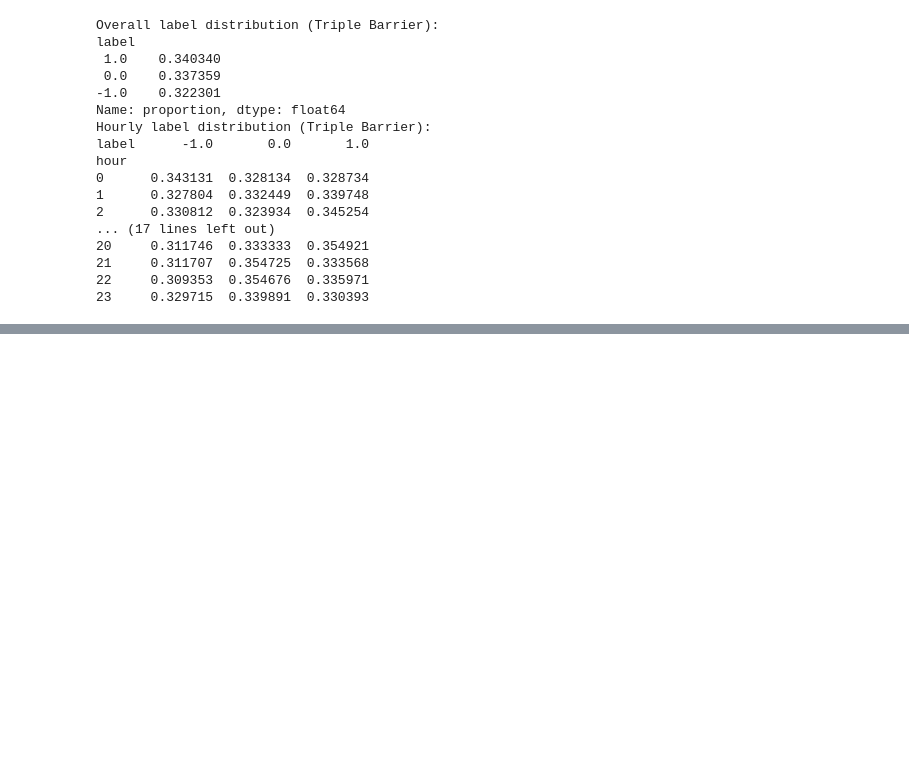
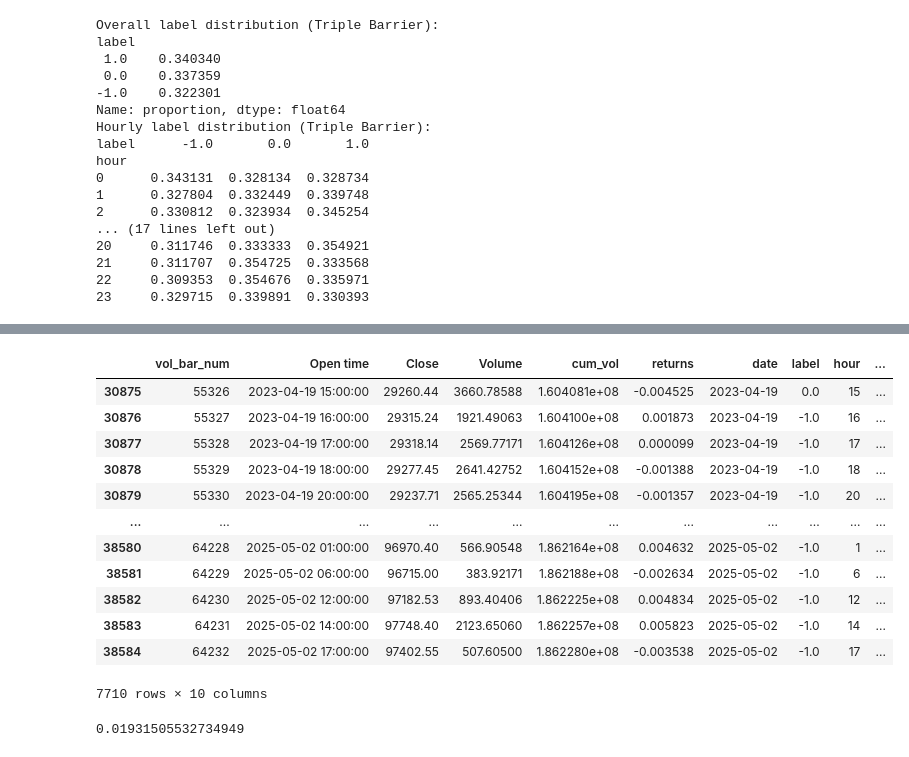
Before and after one commit to dgalassi99/quant-lab, a Jupyter notebook: more/Meta_Labelling_&_Classification.ipynb, the cells around one changed output, grey strips where cells are left out. Drawn from its saved outputs; the diff is of its cells as text; code cells hidden in the pictures; blank space fills up the shorter version.

```diff
--- a/more/Meta_Labelling_&_Classification.ipynb
+++ b/more/Meta_Labelling_&_Classification.ipynb
@@ -113,3 +132,6 @@ hour
 21     0.311707  0.354725  0.333568
 22     0.309353  0.354676  0.335971
 23     0.329715  0.339891  0.330393
+# %%
+df = df_vol.copy()
+df.head()
@@ -115,0 +220,32 @@ hour
+# %%
+from sklearn.model_selection import RandomizedSearchCV
+#defininf the grid of parameeters for cross validation
+param_grid = {
+    'n_estimators': [100, 300, 500],
+    'max_depth': [5, 10, 20, None],
+    'min_samples_split': [2, 5, 10],
+    'min_samples_leaf': [1, 2, 4],
+    'max_features': ['sqrt', 'log2'],
+    'class_weight': [None, 'balanced', 'balanced_subsample']
+}
+
+#our metric to maximize is F1
+scoring = 'f1_macro'  # gives equal weight to each class
+
+rf = RandomForestClassifier(random_state=42)
+search = RandomizedSearchCV(
+    estimator=rf,
+    param_distributions=param_grid,
+    n_iter=50,
+    scoring='f1_macro',
+    cv=3,
+    verbose=2,
+    n_jobs=1,
+    random_state=42
+)
+
+search.fit(X_train, y_train)
+best_rf = search.best_estimator_
+y_pred = best_rf.predict(X_test)
+
+print(classification_report(y_test, y_pred))
@@ -115,0 +292,21 @@ hour
+# %%
+df_vol.loc[X_test.index, 'predicted_label'] = y_pred #appending the column of prediction to the data
+df_vol.dropna(inplace=True) #remove all teh lines where there is no prediction (training set)
+# %% [output]
+|  | vol_bar_num | Open time | Close | Volume | cum_vol | returns | date | label | hour | ... |
+| 30875 | 55326 | 2023-04-19 15:00:00 | 29260.44 | 3660.78588 | 1.604081e+08 | -0.004525 | 2023-04-19 | 0.0 | 15 | ... |
+| 30876 | 55327 | 2023-04-19 16:00:00 | 29315.24 | 1921.49063 | 1.604100e+08 | 0.001873 | 2023-04-19 | -1.0 | 16 | ... |
+| 30877 | 55328 | 2023-04-19 17:00:00 | 29318.14 | 2569.77171 | 1.604126e+08 | 0.000099 | 2023-04-19 | -1.0 | 17 | ... |
+| 30878 | 55329 | 2023-04-19 18:00:00 | 29277.45 | 2641.42752 | 1.604152e+08 | -0.001388 | 2023-04-19 | -1.0 | 18 | ... |
+| 30879 | 55330 | 2023-04-19 20:00:00 | 29237.71 | 2565.25344 | 1.604195e+08 | -0.001357 | 2023-04-19 | -1.0 | 20 | ... |
+| ... | ... | ... | ... | ... | ... | ... | ... | ... | ... | ... |
+| 38580 | 64228 | 2025-05-02 01:00:00 | 96970.40 | 566.90548 | 1.862164e+08 | 0.004632 | 2025-05-02 | -1.0 | 1 | ... |
+| 38581 | 64229 | 2025-05-02 06:00:00 | 96715.00 | 383.92171 | 1.862188e+08 | -0.002634 | 2025-05-02 | -1.0 | 6 | ... |
+| 38582 | 64230 | 2025-05-02 12:00:00 | 97182.53 | 893.40406 | 1.862225e+08 | 0.004834 | 2025-05-02 | -1.0 | 12 | ... |
+| 38583 | 64231 | 2025-05-02 14:00:00 | 97748.40 | 2123.65060 | 1.862257e+08 | 0.005823 | 2025-05-02 | -1.0 | 14 | ... |
+| 38584 | 64232 | 2025-05-02 17:00:00 | 97402.55 | 507.60500 | 1.862280e+08 | -0.003538 | 2025-05-02 | -1.0 | 17 | ... |
+7710 rows × 10 columns
+# %%
+hrz_barrier
+# %% [output]
+0.01931505532734949
```
Also changed, not shown: parts of 15 cells of this notebook.
